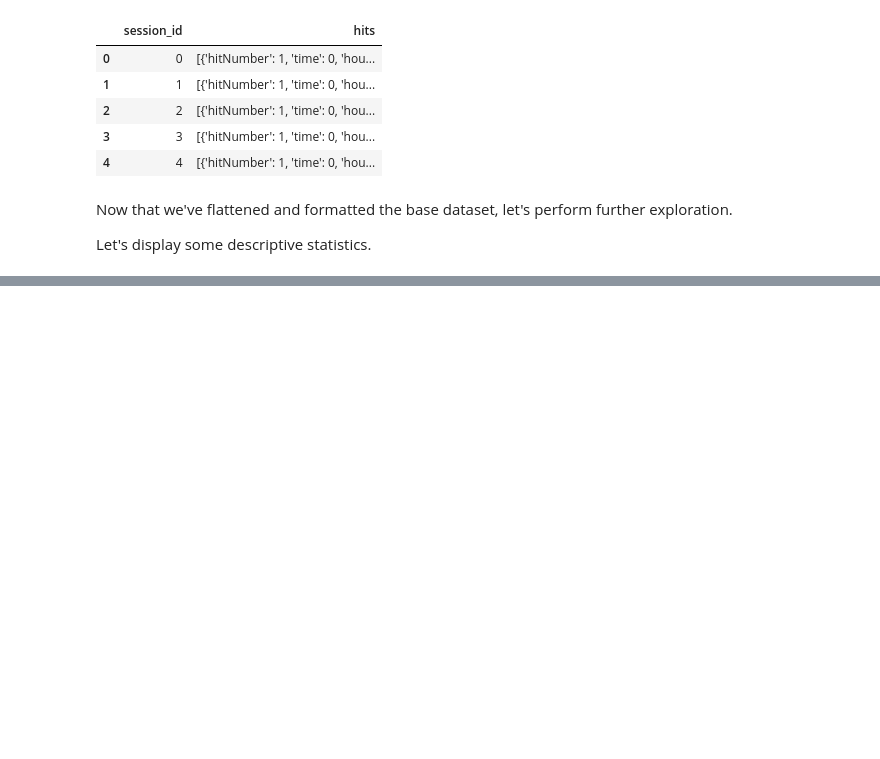
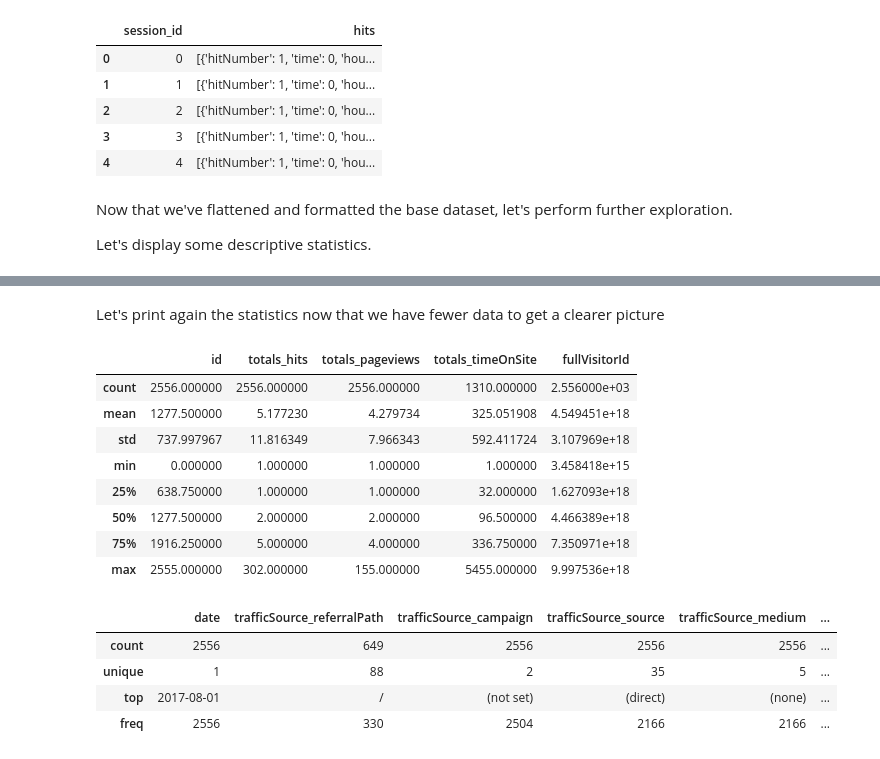
Before and after one commit to lamparelli/analytics_eda, a Jupyter notebook: eda.ipynb, the cells around one changed output, grey strips where cells are left out. Saved outputs shown, nothing was run; the diff lists cells and outputs as text; code cells hidden in the pictures; blank space fills up the shorter version.

```diff
--- a/eda.ipynb
+++ b/eda.ipynb
@@ -318,0 +345,23 @@ df.describe(include="all")
+# %% [markdown]
+Let's print again the statistics now that we have fewer data to get a clearer picture
+# %%
+# Quantitative columns
+display(df.describe())
+
+# Qualitative columns
+display(df.describe(include=object))
+# %% [output]
+|  | id | totals_hits | totals_pageviews | totals_timeOnSite | fullVisitorId |
+| count | 2556.000000 | 2556.000000 | 2556.000000 | 1310.000000 | 2.556000e+03 |
+| mean | 1277.500000 | 5.177230 | 4.279734 | 325.051908 | 4.549451e+18 |
+| std | 737.997967 | 11.816349 | 7.966343 | 592.411724 | 3.107969e+18 |
+| min | 0.000000 | 1.000000 | 1.000000 | 1.000000 | 3.458418e+15 |
+| 25% | 638.750000 | 1.000000 | 1.000000 | 32.000000 | 1.627093e+18 |
+| 50% | 1277.500000 | 2.000000 | 2.000000 | 96.500000 | 4.466389e+18 |
+| 75% | 1916.250000 | 5.000000 | 4.000000 | 336.750000 | 7.350971e+18 |
+| max | 2555.000000 | 302.000000 | 155.000000 | 5455.000000 | 9.997536e+18 |
+|  | date | trafficSource_referralPath | trafficSource_campaign | trafficSource_source | trafficSource_medium | ... |
+| count | 2556 | 649 | 2556 | 2556 | 2556 | ... |
+| unique | 1 | 88 | 2 | 35 | 5 | ... |
+| top | 2017-08-01 | / | (not set) | (direct) | (none) | ... |
+| freq | 2556 | 330 | 2504 | 2166 | 2166 | ... |
```
Also changed, not shown: parts of 8 cells of this notebook.
